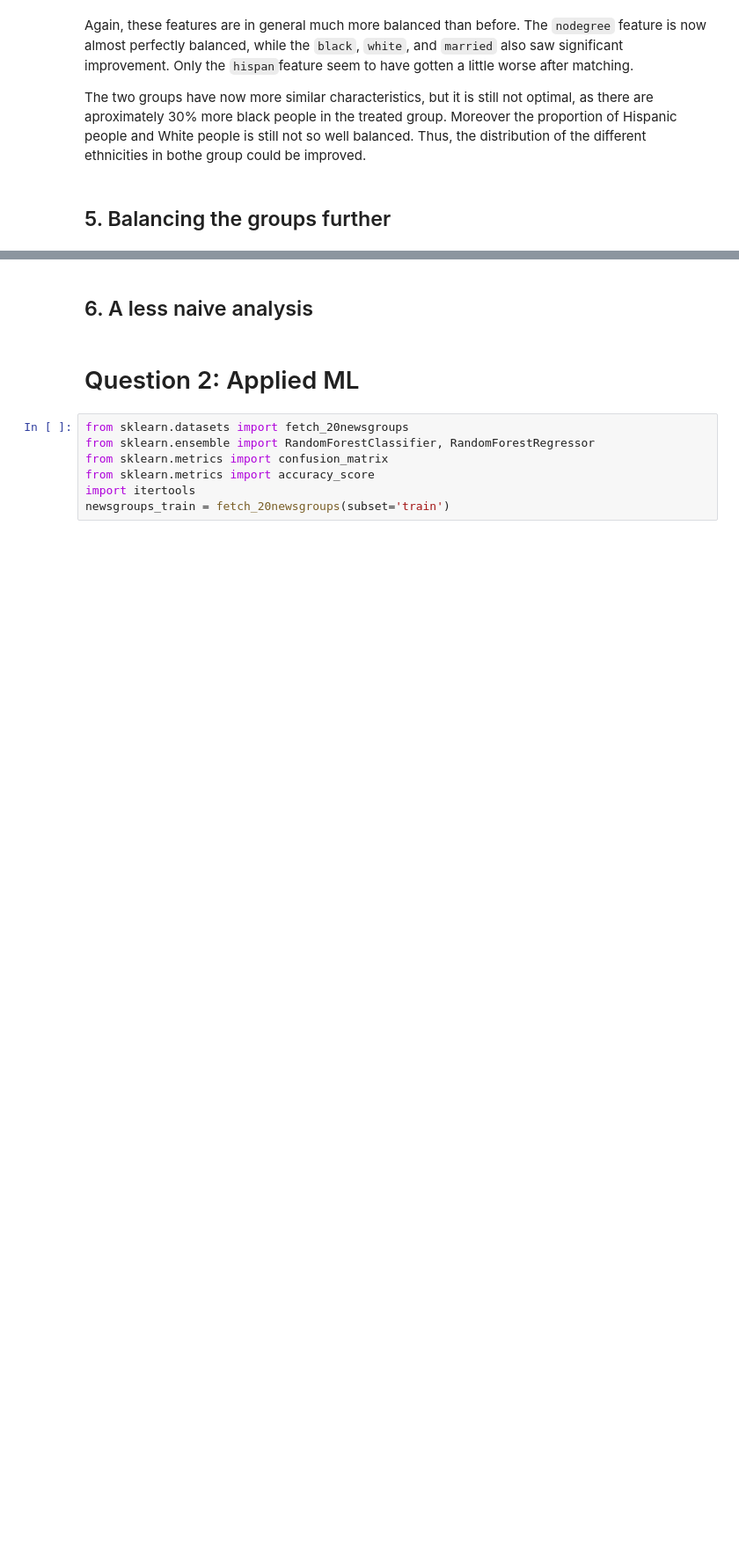
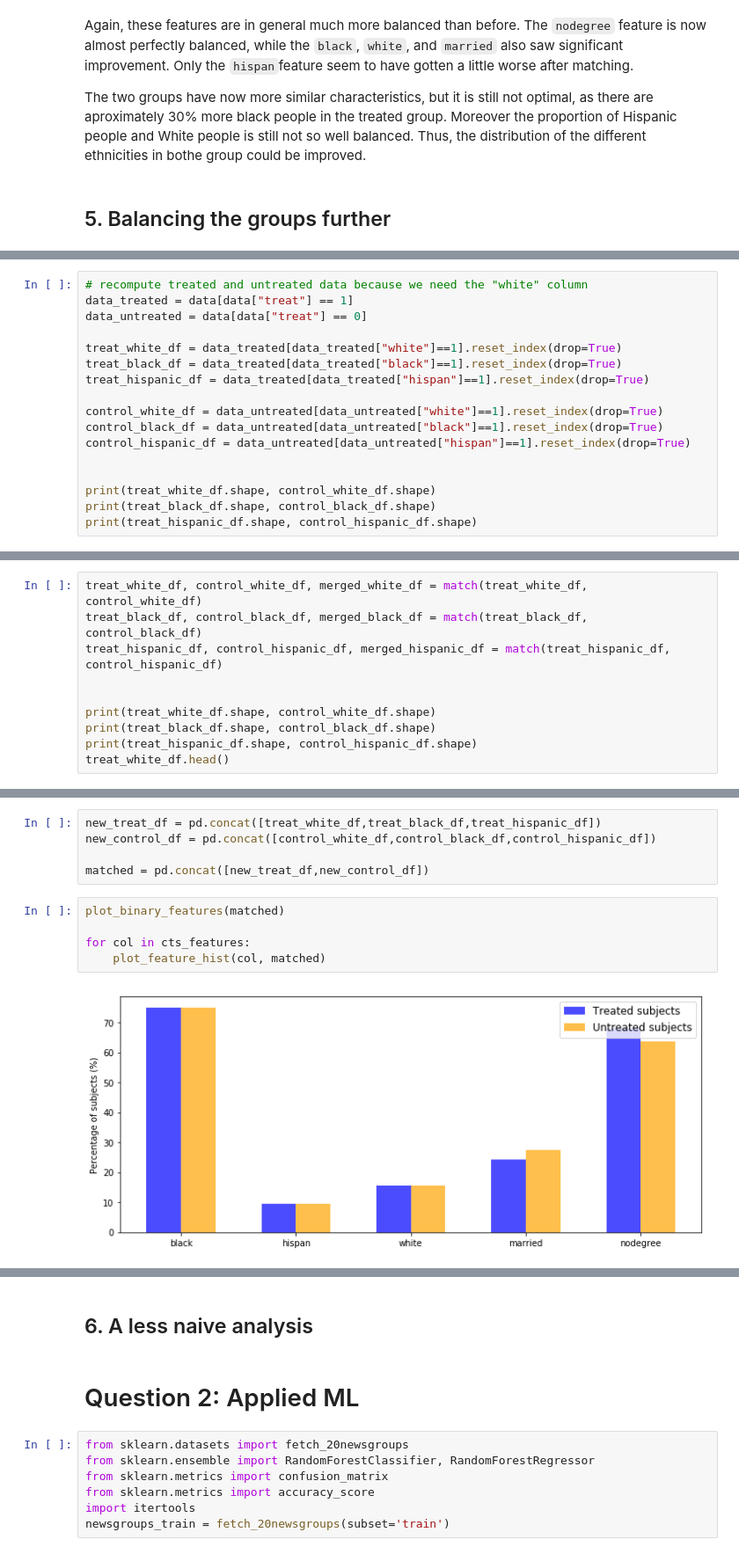
Before and after one commit to brunowicht/ada_project, a Jupyter notebook: 04 - Applied ML/Homework4.ipynb, the cells around one changed output, grey strips where cells are left out. Shown at 88% size. Drawn from its saved outputs; the diff is of its cells as text; blank space fills up the shorter version.

```diff
--- a/04 - Applied ML/Homework4.ipynb
+++ b/04 - Applied ML/Homework4.ipynb
@@ -341,0 +336,17 @@ matched_data.head()
+# %%
+# recompute treated and untreated data because we need the "white" column
+data_treated = data[data["treat"] == 1]
+data_untreated = data[data["treat"] == 0]
+
+treat_white_df = data_treated[data_treated["white"]==1].reset_index(drop=True)
+treat_black_df = data_treated[data_treated["black"]==1].reset_index(drop=True)
+treat_hispanic_df = data_treated[data_treated["hispan"]==1].reset_index(drop=True)
+
+control_white_df = data_untreated[data_untreated["white"]==1].reset_index(drop=True)
+control_black_df = data_untreated[data_untreated["black"]==1].reset_index(drop=True)
+control_hispanic_df = data_untreated[data_untreated["hispan"]==1].reset_index(drop=True)
+
+
+print(treat_white_df.shape, control_white_df.shape)
+print(treat_black_df.shape, control_black_df.shape)
+print(treat_hispanic_df.shape, control_hispanic_df.shape)
@@ -341,0 +387,10 @@ matched_data.head()
+# %%
+treat_white_df, control_white_df, merged_white_df = match(treat_white_df, control_white_df)
+treat_black_df, control_black_df, merged_black_df = match(treat_black_df, control_black_df)
+treat_hispanic_df, control_hispanic_df, merged_hispanic_df = match(treat_hispanic_df, control_hispanic_df)
+
+
+print(treat_white_df.shape, control_white_df.shape)
+print(treat_black_df.shape, control_black_df.shape)
+print(treat_hispanic_df.shape, control_hispanic_df.shape)
+treat_white_df.head()
@@ -341,0 +411,12 @@ matched_data.head()
+# %%
+new_treat_df = pd.concat([treat_white_df,treat_black_df,treat_hispanic_df])
+new_control_df = pd.concat([control_white_df,control_black_df,control_hispanic_df])
+
+matched = pd.concat([new_treat_df,new_control_df])
+# %%
+plot_binary_features(matched)
+
+for col in cts_features:
+    plot_feature_hist(col, matched)
+# %% [output]
+[figure, added]
```
Also changed, not shown: parts of 20 cells of this notebook.
